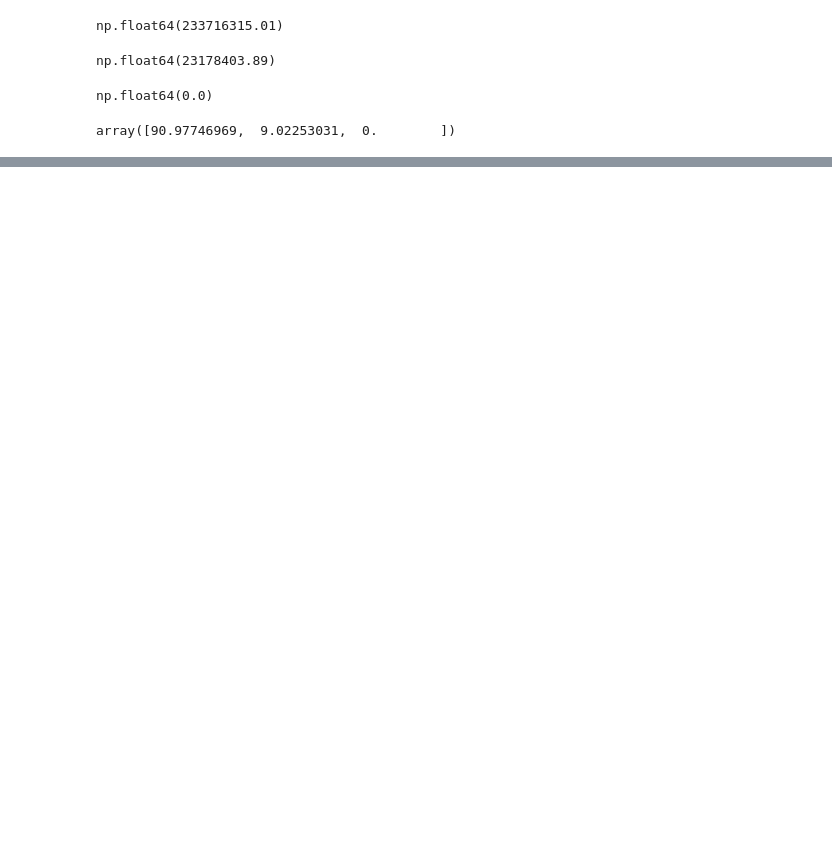
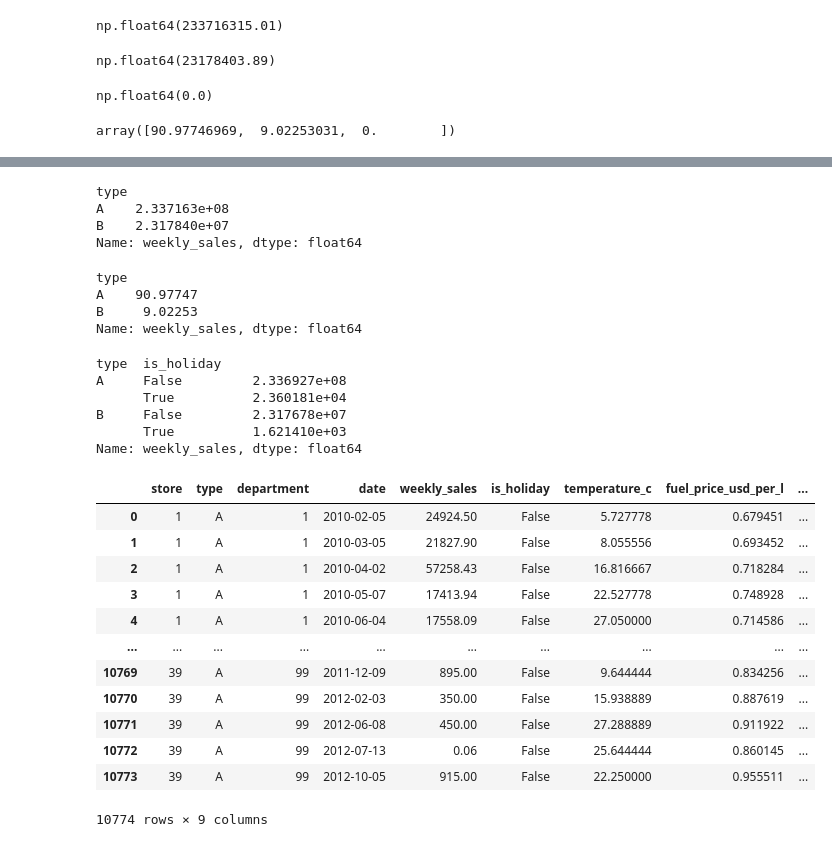
Before and after one commit to JoseOswaldo002/AnaliticadeDatosNegociosDigitales, a Jupyter notebook: 03-Tratamiento_y_exloracion_de_los_datos/02-Manipulacion_Datos_Pandas/07-Aggregating-DataFrames.ipynb, the cells around one changed output, grey strips where cells are left out. Cells and saved outputs as stored; diff of their text form; code cells hidden in the pictures; blank space fills up the shorter version.

Commit message:
Logro: Instruccion group by terminada, pivot inicial

```diff
--- a/03-Tratamiento_y_exloracion_de_los_datos/02-Manipulacion_Datos_Pandas/07-Aggregating-DataFrames.ipynb
+++ b/03-Tratamiento_y_exloracion_de_los_datos/02-Manipulacion_Datos_Pandas/07-Aggregating-DataFrames.ipynb
@@ -483,0 +498,43 @@ array([90.97746969,  9.02253031,  0.        ])
+# %%
+sales_by_type
+# %% [output]
+type
+A    2.337163e+08
+B    2.317840e+07
+Name: weekly_sales, dtype: float64
+# %%
+# Obtener la proporcion de cada tipo
+sales_by_type = sales_by_type / sum(sales_by_type) * 100
+sales_by_type
+# %% [output]
+type
+A    90.97747
+B     9.02253
+Name: weekly_sales, dtype: float64
+# %%
+# Agrupar por type y por is_holiday: y calcular total de ventas semanales
+sales_type_holiday = sales_sub.groupby(['type','is_holiday'])['weekly_sales'].sum()
+sales_type_holiday
+# %% [output]
+type  is_holiday
+A     False         2.336927e+08
+      True          2.360181e+04
+B     False         2.317678e+07
+      True          1.621410e+03
+Name: weekly_sales, dtype: float64
+# %%
+sales_sub
+# %% [output]
+|  | store | type | department | date | weekly_sales | is_holiday | temperature_c | fuel_price_usd_per_l | ... |
+| 0 | 1 | A | 1 | 2010-02-05 | 24924.50 | False | 5.727778 | 0.679451 | ... |
+| 1 | 1 | A | 1 | 2010-03-05 | 21827.90 | False | 8.055556 | 0.693452 | ... |
+| 2 | 1 | A | 1 | 2010-04-02 | 57258.43 | False | 16.816667 | 0.718284 | ... |
+| 3 | 1 | A | 1 | 2010-05-07 | 17413.94 | False | 22.527778 | 0.748928 | ... |
+| 4 | 1 | A | 1 | 2010-06-04 | 17558.09 | False | 27.050000 | 0.714586 | ... |
+| ... | ... | ... | ... | ... | ... | ... | ... | ... | ... |
+| 10769 | 39 | A | 99 | 2011-12-09 | 895.00 | False | 9.644444 | 0.834256 | ... |
+| 10770 | 39 | A | 99 | 2012-02-03 | 350.00 | False | 15.938889 | 0.887619 | ... |
+| 10771 | 39 | A | 99 | 2012-06-08 | 450.00 | False | 27.288889 | 0.911922 | ... |
+| 10772 | 39 | A | 99 | 2012-07-13 | 0.06 | False | 25.644444 | 0.860145 | ... |
+| 10773 | 39 | A | 99 | 2012-10-05 | 915.00 | False | 22.250000 | 0.955511 | ... |
+10774 rows × 9 columns
```
Also changed, not shown: parts of 8 cells of this notebook.
